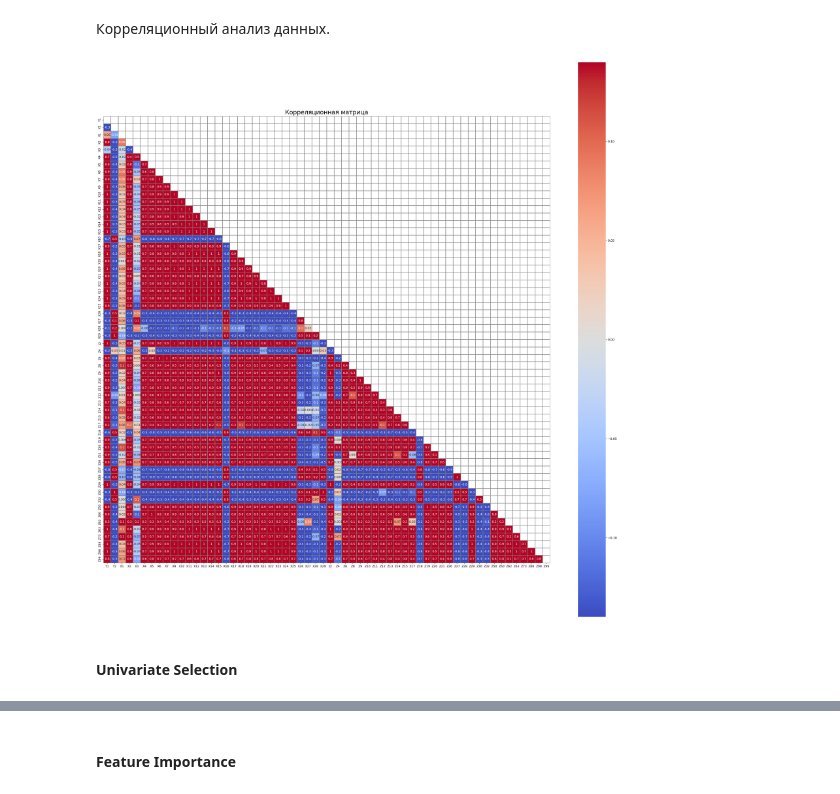
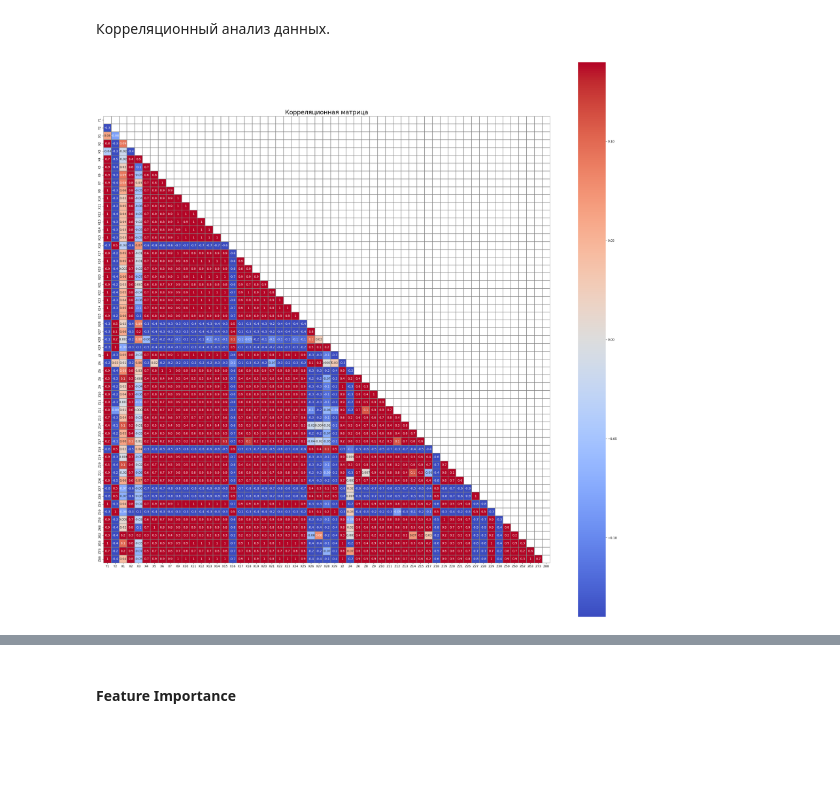
Before and after one commit to ras-internship/colabs, a Jupyter notebook: "Анализ_и_отбор_параметров_Feature_Selection_ipynb".ipynb, the cells around one changed output, grey strips where cells are left out. Cells and saved outputs as stored; diff of their text form; code cells hidden in the pictures; blank space fills up the shorter version.

```diff
--- a/"Анализ_и_отбор_параметров_Feature_Selection_ipynb".ipynb
+++ b/"Анализ_и_отбор_параметров_Feature_Selection_ipynb".ipynb
@@ -27,6 +27,10 @@ NameData_row = 'Т'
 # Читаем данные с листов
 data = pd.read_excel(file_path, sheet_name=sheet_Base, index_col=0)
 df_dic = pd.read_excel(file_path, sheet_name=sheet_DicPar)
+
+#!!! Преозразуем инфляцию в зоны положительных чисел
+data['Y2'] = (data['Y2'] + 100) / 100
+
 data.head()
 # %% [output]
 |  | Y1 | Y2 | X1 | X2 | X3 | X4 | X5 | X6 | X7 | X9 | ... | ... |
@@ -87,20 +91,25 @@ display(summary)
 | Z88 | 288.0 | 457.991319 | 307.103521 | 28.700000 | 420.000000 | 1175.200000 | Объем платных услуг населению (по... |
 | Z98 | 288.0 | 4886.054825 | 3480.368761 | 300.333333 | 4378.966589 | 12927.666670 | ВВП в текущих, млрд. руб. (2 вари... |
 | Z99 | 288.0 | 1286.821590 | 642.311899 | 209.770000 | 1391.755000 | 2289.340000 | ВВП в текущих долларах, млрд (1 в... |
+# %%
+# Удаляем дублирующие параметры
+data.drop('Z32', axis=1, inplace=True)
+data.drop('Z98', axis=1, inplace=True)
+data.drop('Z99', axis=1, inplace=True)
 # %% [markdown]
 Корреляционный анализ данных.
 # %%
 import numpy as np
 import matplotlib.pyplot as plt
 import seaborn as sb
 # установка первого столбца в качестве индекса
 #df_base.set_index(df_base.columns[0], inplace=True)
 
 # создание переменной с верхним треугольником корреляционной матрицы
 mask_1 = np.triu(data.iloc[:, :].corr())
 plt.figure(figsize=(33,33))
-sb.heatmap(data.iloc[:,:].corr(),cmap='coolwarm',vmin=-0.14,vmax=0.14,center=0,square=True, annot=True, fmt='.1g', linewidths=0.05, linecolor='gray',mask=mask_1)
+sb.heatmap(data.iloc[:,:].corr(),cmap='coolwarm',vmin=-0.14,vmax=0.14,center=0,square=True, annot=True, fmt='.1g', linewidths=0.01, linecolor='gray',mask=mask_1)
 plt.title("Корреляционная матрица", fontsize=20)
 plt.show()
 # %% [output]
-[figure, old version]
+[figure, new version]
@@ -110,2 +115,0 @@ y = data.iloc[:,-1]    #target column i.e price range
-# %% [markdown]
-#### Univariate Selection
```
Also changed, not shown: parts of 11 cells of this notebook.
